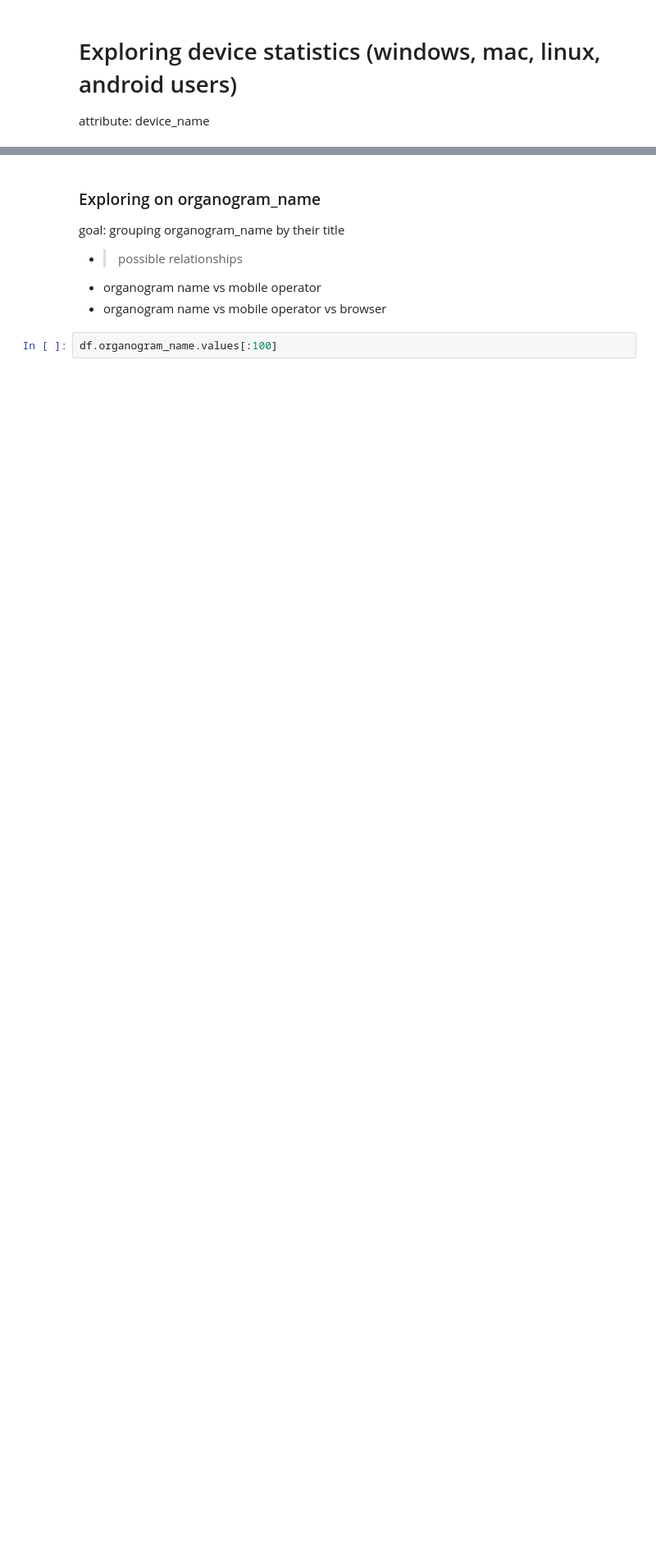
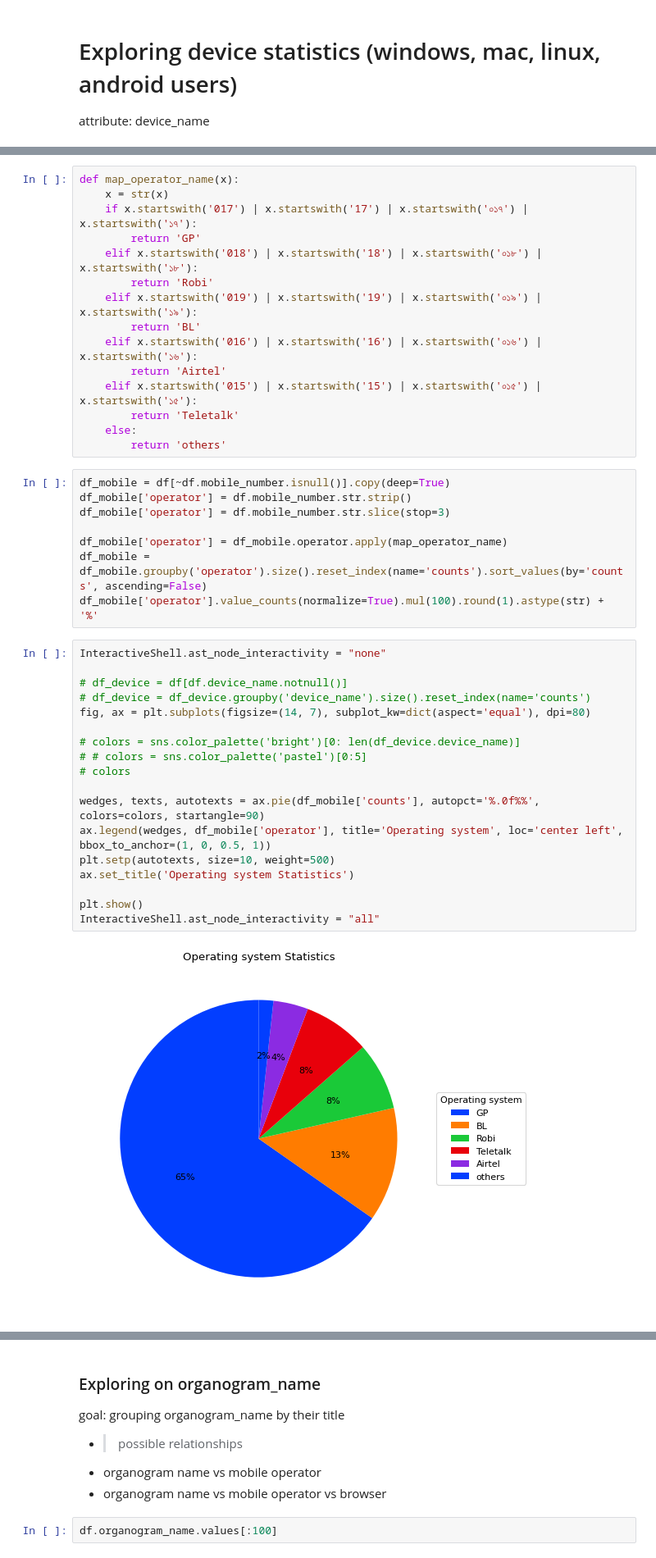
Before and after one commit to shahid-ullah/data_analysis, a Jupyter notebook: notebooks/tappware/dnothi/table_user_login_history.ipynb, the cells around one changed output, grey strips where cells are left out. Shown: that part at 82% size. Cells and saved outputs as stored; diff of their text form; blank space fills up the shorter version.

```diff
--- a/notebooks/tappware/dnothi/table_user_login_history.ipynb
+++ b/notebooks/tappware/dnothi/table_user_login_history.ipynb
@@ -279,0 +289,43 @@ plt.show()
+# %%
+def map_operator_name(x):
+    x = str(x)
+    if x.startswith('017') | x.startswith('17') | x.startswith('০১৭') | x.startswith('১৭'):
+        return 'GP'
+    elif x.startswith('018') | x.startswith('18') | x.startswith('০১৮') | x.startswith('১৮'):
+        return 'Robi'
+    elif x.startswith('019') | x.startswith('19') | x.startswith('০১৯') | x.startswith('১৯'):
+        return 'BL'
+    elif x.startswith('016') | x.startswith('16') | x.startswith('০১৬') | x.startswith('১৬'):
+        return 'Airtel'
+    elif x.startswith('015') | x.startswith('15') | x.startswith('০১৫') | x.startswith('১৫'):
+        return 'Teletalk'
+    else:
+        return 'others'
+# %%
+df_mobile = df[~df.mobile_number.isnull()].copy(deep=True)
+df_mobile['operator'] = df.mobile_number.str.strip()
+df_mobile['operator'] = df.mobile_number.str.slice(stop=3)
+
+df_mobile['operator'] = df_mobile.operator.apply(map_operator_name)
+df_mobile = df_mobile.groupby('operator').size().reset_index(name='counts').sort_values(by='counts', ascending=False)
+df_mobile['operator'].value_counts(normalize=True).mul(100).round(1).astype(str) + '%'
+# %%
+InteractiveShell.ast_node_interactivity = "none"
+
+# df_device = df[df.device_name.notnull()]
+# df_device = df_device.groupby('device_name').size().reset_index(name='counts')
+fig, ax = plt.subplots(figsize=(14, 7), subplot_kw=dict(aspect='equal'), dpi=80)
+
+# colors = sns.color_palette('bright')[0: len(df_device.device_name)]
+# # colors = sns.color_palette('pastel')[0:5]
+# colors
+
+wedges, texts, autotexts = ax.pie(df_mobile['counts'], autopct='%.0f%%', colors=colors, startangle=90)
+ax.legend(wedges, df_mobile['operator'], title='Operating system', loc='center left', bbox_to_anchor=(1, 0, 0.5, 1))
+plt.setp(autotexts, size=10, weight=500)
+ax.set_title('Operating system Statistics')
+
+plt.show()
+InteractiveShell.ast_node_interactivity = "all"
+# %% [output]
+[figure, added]
```
Also changed, not shown: parts of 29 cells of this notebook, 4 other files.
